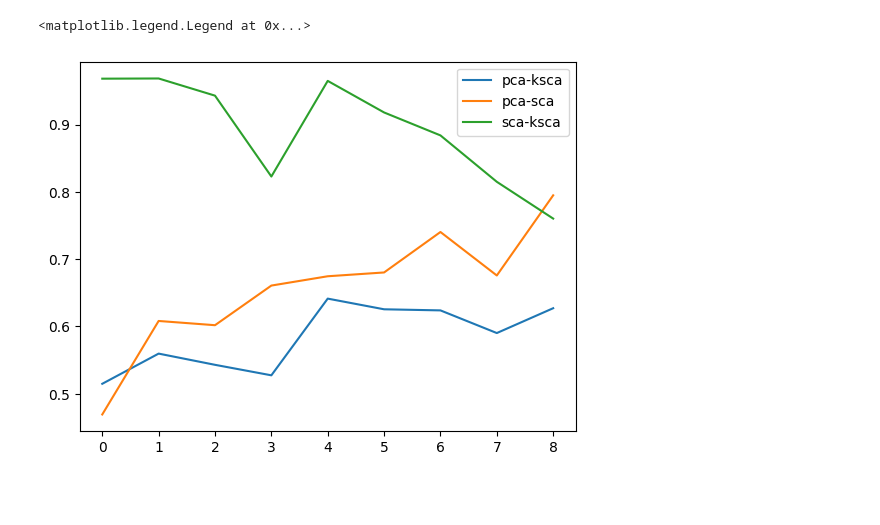
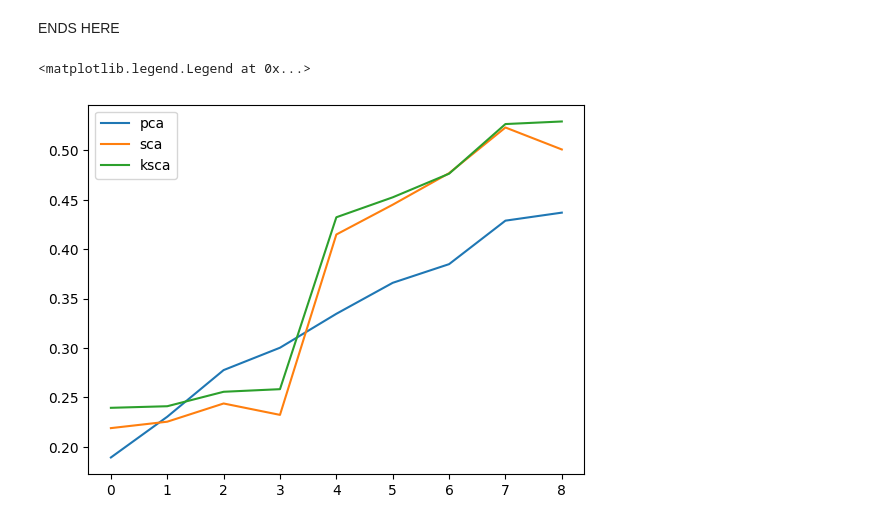
Before and after one commit to ArielleRosinski/SCA_project, a Jupyter notebook: analyse_MC_Maze.ipynb, the cells around one changed output. Drawn from its saved outputs; the diff is of its cells as text; code cells hidden in the pictures; blank space fills up the shorter version.

Commit message:
analyse mc maze tt

```diff
--- a/analyse_MC_Maze.ipynb
+++ b/analyse_MC_Maze.ipynb
@@ -46,0 +148,38 @@ for d in ds:
+# %%
+#behaviour_ = 'torques'
+#behaviour = np.load(f'/Users/ariellerosinski/My Drive/Cambridge/Project/datasets/MC_Maze/behaviour/{behaviour_}.npy')[60:]
+behaviour = np.load('/Users/ariellerosinski/My Drive/Cambridge/Project/datasets/MC_Maze/train_behavior.npy').swapaxes(1,2)[:1100]
+split = 150
+lag = 5
+
+ls_r2_ksca = []
+ls_r2_sca = []
+ls_r2_pca = []
+ds = np.arange(2,11)
+
+y_train = behaviour[split:,:,lag:].swapaxes(1,2).reshape(-1, behaviour.shape[1])
+y_test = behaviour[:split,:,lag:].swapaxes(1,2).reshape(-1, behaviour.shape[1])
+for d in ds:
+    Y_pca = np.load(f'/Users/ariellerosinski/My Drive/Cambridge/Project/outputs/kernel_SCA/FINAL/pca_spikes_tt/Y_pca_train_{d}d.npy')
+    Y_sca = np.load(f'/Users/ariellerosinski/My Drive/Cambridge/Project/outputs/kernel_SCA/FINAL/neural_spikes_linear_tt/Y_{d}d.npy')
+    Y_ksca = np.load(f'/Users/ariellerosinski/My Drive/Cambridge/Project/outputs/kernel_SCA/FINAL/neural_spikes_kernel_tt/projection_{d}d_gaussian.npy')
+
+    X_train = Y_ksca[split:,:,:-lag].swapaxes(1,2).reshape(-1, d)
+    X_test = Y_ksca[:split,:,:-lag].swapaxes(1,2).reshape(-1, d)
+    ls_r2_ksca.append( get_reg(X_train,y_train,X_test, y_test)[0] )
+
+    X_train = Y_sca[split:,:,:-lag].swapaxes(1,2).reshape(-1, d)
+    X_test = Y_sca[:split,:,:-lag].swapaxes(1,2).reshape(-1, d)
+    ls_r2_sca.append( get_reg(X_train,y_train,X_test, y_test)[0] )
+
+
+    X_train = Y_pca[split:,:,:-lag].swapaxes(1,2).reshape(-1, d)
+    X_test = Y_pca[:split,:,:-lag].swapaxes(1,2).reshape(-1, d)
+    ls_r2_pca.append( get_reg(X_train,y_train,X_test, y_test)[0] )
+
+
+#X = np.load('/Users/ariellerosinski/My Drive/Cambridge/Project/datasets/MC_Maze/psth.npy').swapaxes(1,2)[60:]
+X = np.load('/Users/ariellerosinski/My Drive/Cambridge/Project/datasets/MC_Maze/train_spksmth.npy').swapaxes(1,2)[:1100]
+X_train = X[split:,:,:-lag].swapaxes(1,2).reshape(-1, X.shape[1])
+X_test = X[:split,:,:-lag].swapaxes(1,2).reshape(-1, X.shape[1])
+r2_X = get_reg(X_train,y_train,X_test, y_test)[0]
@@ -47,8 +235,11 @@ for d in ds:
+# %% [markdown]
+ENDS HERE
 # %%
-plt.plot(ls_CCA_pca_ksca, label='pca-ksca')
-plt.plot(ls_CCA_pca_sca, label='pca-sca')
-plt.plot(ls_CCA_sca_ksca, label='sca-ksca')
+plt.figure()
+plt.plot(ls_r2_pca, label='pca')
+plt.plot(ls_r2_sca, label='sca')
+plt.plot(ls_r2_ksca, label='ksca')
 plt.legend()
 # %% [output]
 <matplotlib.legend.Legend at 0x...>
-[figure, old version]
+[figure, new version]
```
Also changed, not shown: parts of 17 cells of this notebook, 2 other files.
